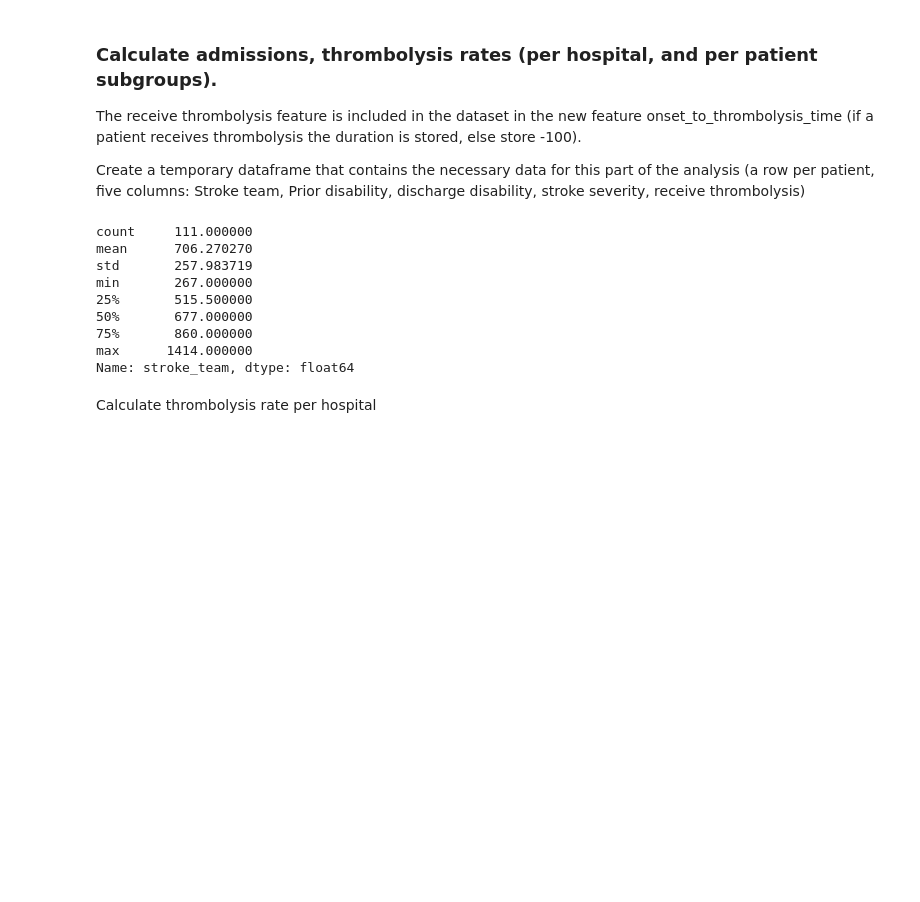
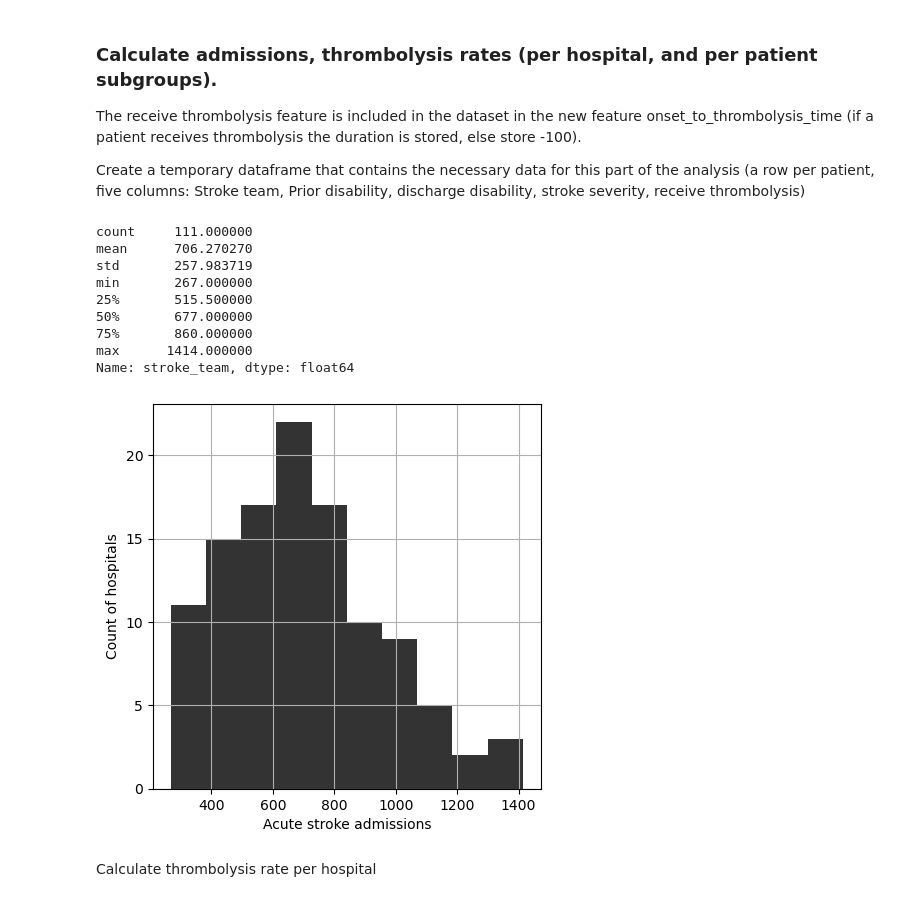
Before and after one commit to samuel-book/thrombolysis_outcome_ml_paper, a Jupyter notebook: xgb_7_features/000_ssnap_data_analysis.ipynb, the cells around one changed output. Cells and saved outputs as stored; diff of their text form; code cells hidden in the pictures; blank space fills up the shorter version.

```diff
--- a/xgb_7_features/000_ssnap_data_analysis.ipynb
+++ b/xgb_7_features/000_ssnap_data_analysis.ipynb
@@ -96,6 +102,19 @@ min       267.000000
 75%       860.000000
 max      1414.000000
 Name: stroke_team, dtype: float64
+# %%
+ax = data.groupby(by=["stroke_team"])["stroke_team"].count().hist(
+                                color='k', alpha = 0.8, figsize=(5,5))
+
+ax.set(xlabel="Acute stroke admissions", ylabel="Count of hospitals")
+
+filename = os.path.join(paths.image_save_path,
+                        (paths.notebook + paths.model_text +
+                       '_admissions_hist.jpg'))
+
+plt.savefig(filename, dpi=300)
+# %% [output]
+[figure, added]
 # %%
 # store necessary data in a temporary dataframe
 columns = ["stroke_team", "prior_disability", "discharge_disability",
```
Also changed, not shown: parts of 9 cells of this notebook.
